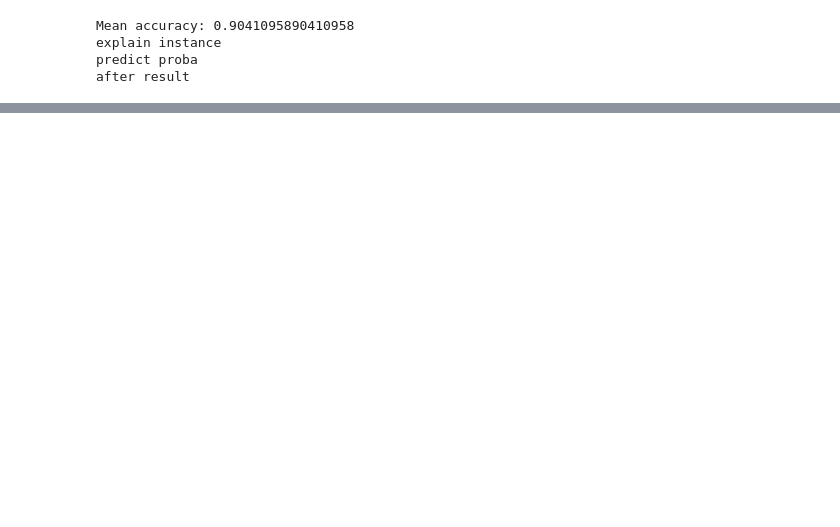
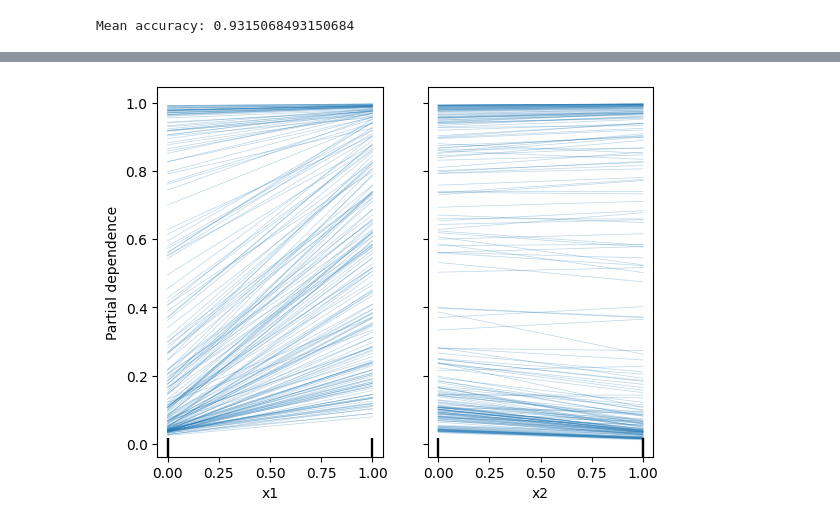
Before and after one commit to PiStefania/mlinspect, a Jupyter notebook: features/explainability/pipeline_with_dag.ipynb, the cells around one changed output, grey strips where cells are left out. Cells and saved outputs as stored; diff of their text form; code cells hidden in the pictures; blank space fills up the shorter version.

```diff
--- a/features/explainability/pipeline_with_dag.ipynb
+++ b/features/explainability/pipeline_with_dag.ipynb
@@ -1,5 +1,5 @@
 # %%
-from features.explainability.monkey_patching import patch_shap, patch_lime
+from features.explainability.monkey_patching import patch_shap, patch_lime, patch_sklearn_inspection
 import os
 os.environ['TF_CPP_MIN_LOG_LEVEL'] = '2'  # Some tensorflow warnings in the pipeline we inspect
 from mlinspect.utils import get_project_root
@@ -12,13 +12,11 @@ inspector_result = PipelineInspector\
     .on_pipeline_from_py_file(EXAMPLE_PIPELINE) \
     .add_custom_monkey_patching_module(patch_shap) \
     .add_custom_monkey_patching_module(patch_lime) \
+    .add_custom_monkey_patching_module(patch_sklearn_inspection) \
     .execute()
 
 extracted_dag = inspector_result.dag
 dag_node_to_inspection_results = inspector_result.dag_node_to_inspection_results
 check_results = inspector_result.check_to_check_results
 # %% [output]
-Mean accuracy: 0.9041095890410958
-explain instance
-predict proba
-after result
+Mean accuracy: 0.9315068493150684
@@ -26,3 +23,4 @@ after result
+[figure, added]
 # %%
 from IPython.display import Image
 from mlinspect.visualisation import save_fig_to_path
```
Also changed, not shown: parts of 2 cells of this notebook, 7 other files.
